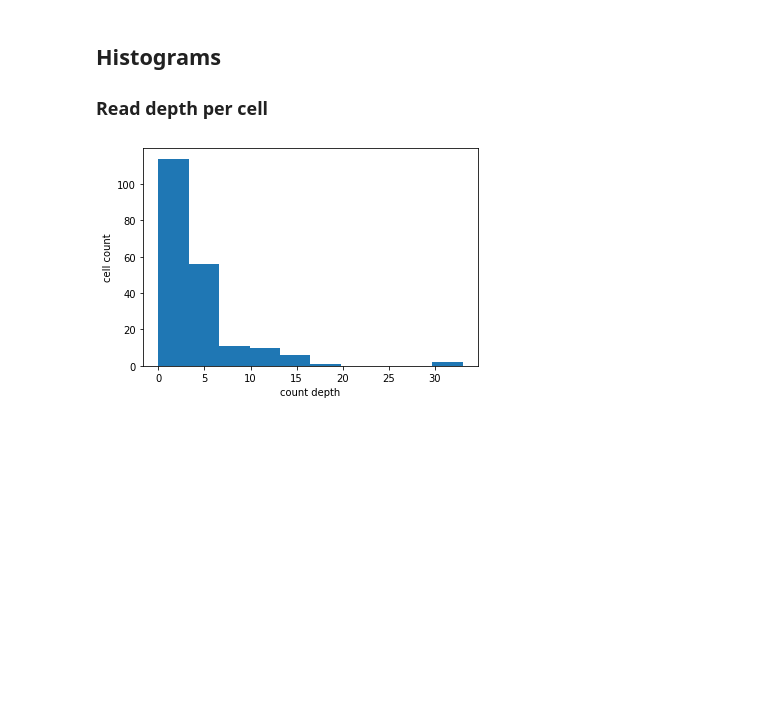
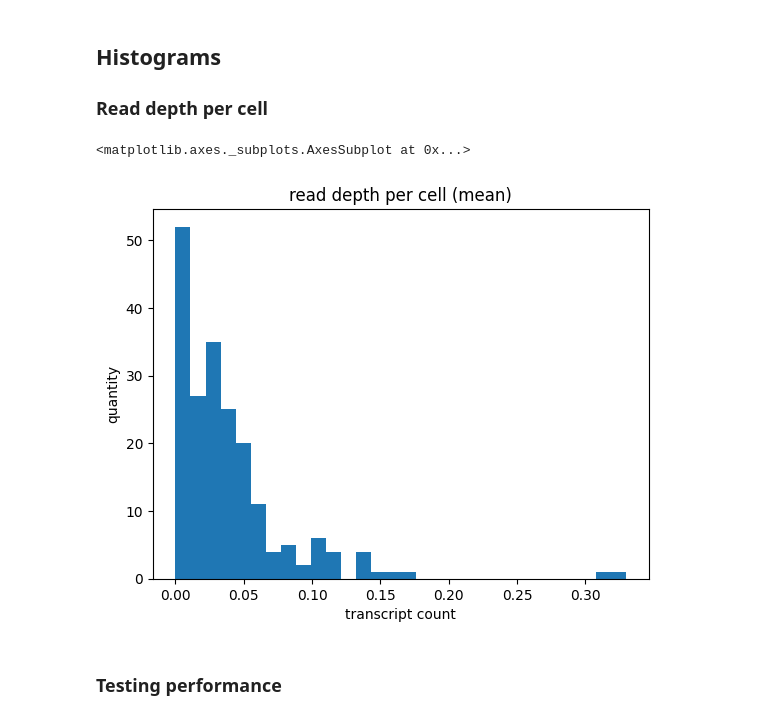
Before and after one commit to TheAustinator/cellforest, a Jupyter notebook: playground/khoi_explore.ipynb, the cells around one changed output. Cells and saved outputs as stored; diff of their text form; code cells hidden in the pictures; blank space fills up the shorter version.

Commit message:
counts hist + formatted gitignore

```diff
--- a/playground/khoi_explore.ipynb
+++ b/playground/khoi_explore.ipynb
@@ -35,12 +35,12 @@ rna.to_df()
 # %% [markdown]
 ## Histograms
 ### Read depth per cell
-# %%
-import matplotlib.pyplot as plt
-
-plt.hist(rna.sum(1))
-plt.ylabel("cell count")
-plt.xlabel("count depth")
-plt.show()
-# %% [output]
-[figure, removed]
+# %%
+import numpy as np
+
+rna.hist("mean", axis=0, bins=30)
+# %% [output]
+<matplotlib.axes._subplots.AxesSubplot at 0x...>
+[figure, added]
+# %% [markdown]
+### Testing performance
```
Also changed, not shown: parts of 17 cells of this notebook, 3 other files.
